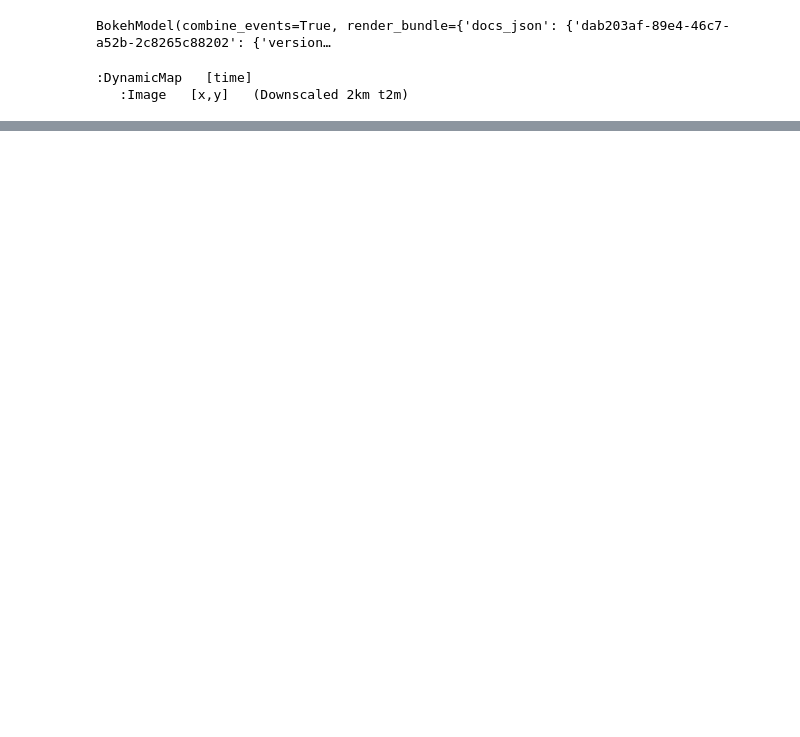
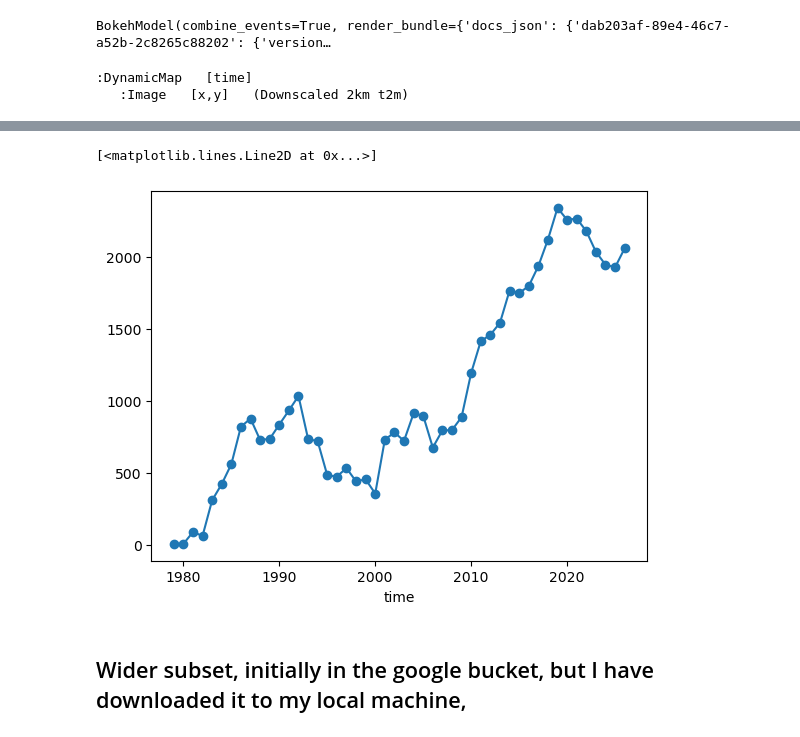
Before and after one commit to ldeo-glaciology/AntPen_NSF_NERC, a Jupyter notebook: code/rcm/racmo_2km_daily_1979-2025.ipynb, the cells around one changed output, grey strips where cells are left out. Drawn from its saved outputs; the diff is of its cells as text; code cells hidden in the pictures; blank space fills up the shorter version.

```diff
--- a/code/rcm/racmo_2km_daily_1979-2025.ipynb
+++ b/code/rcm/racmo_2km_daily_1979-2025.ipynb
@@ -57,0 +131,7 @@ BokehModel(combine_events=True, render_bundle={'docs_json': {'dab203af-89e4-46c7
+# %%
+diff.cumsum().plot(marker='o')
+# %% [output]
+[<matplotlib.lines.Line2D at 0x...>]
+[figure, added]
+# %% [markdown]
+## Wider subset, initially in the google bucket, but I have downloaded it to my local machine,
```
Also changed, not shown: parts of 17 cells of this notebook, 7 other files.
